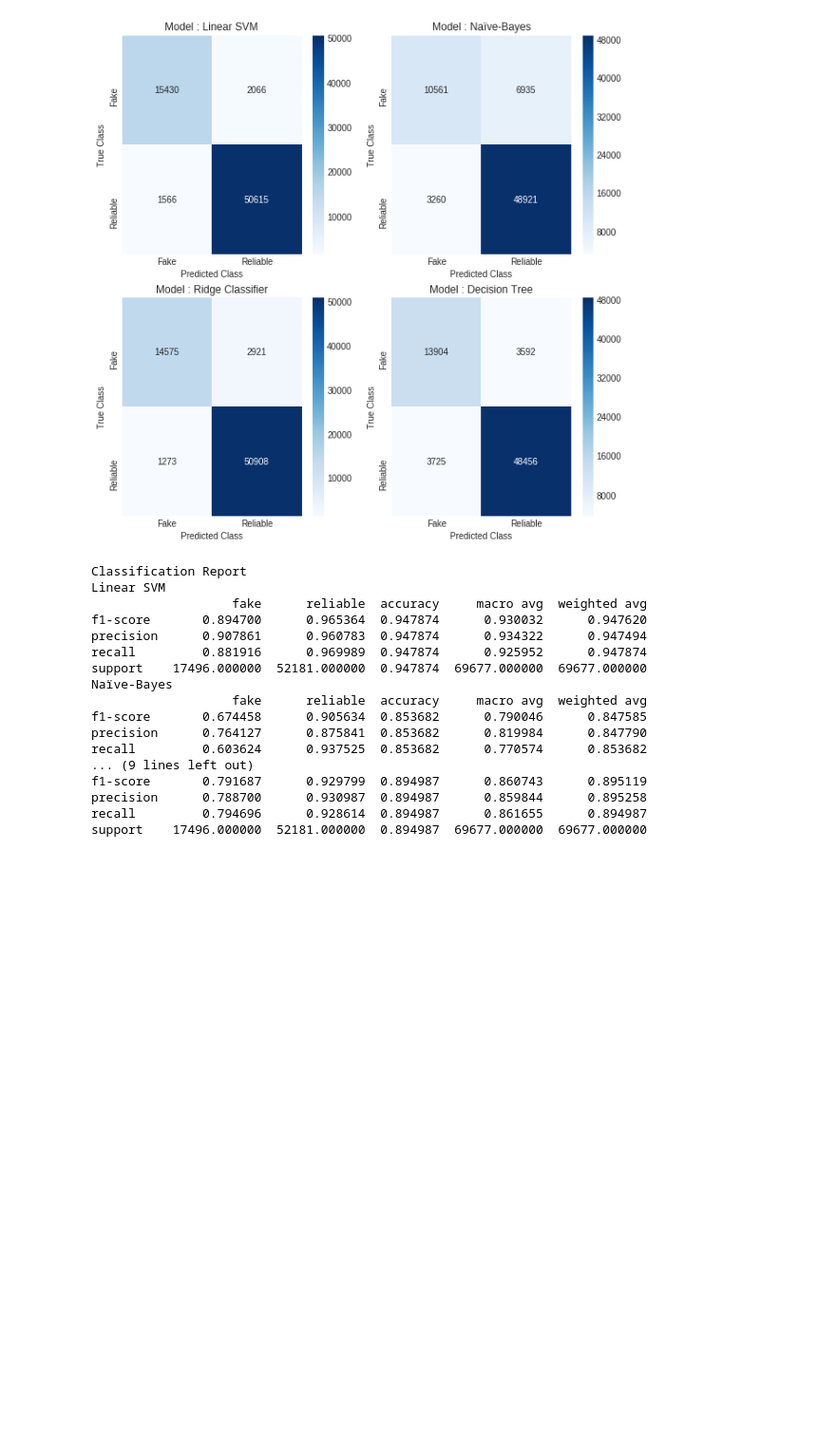
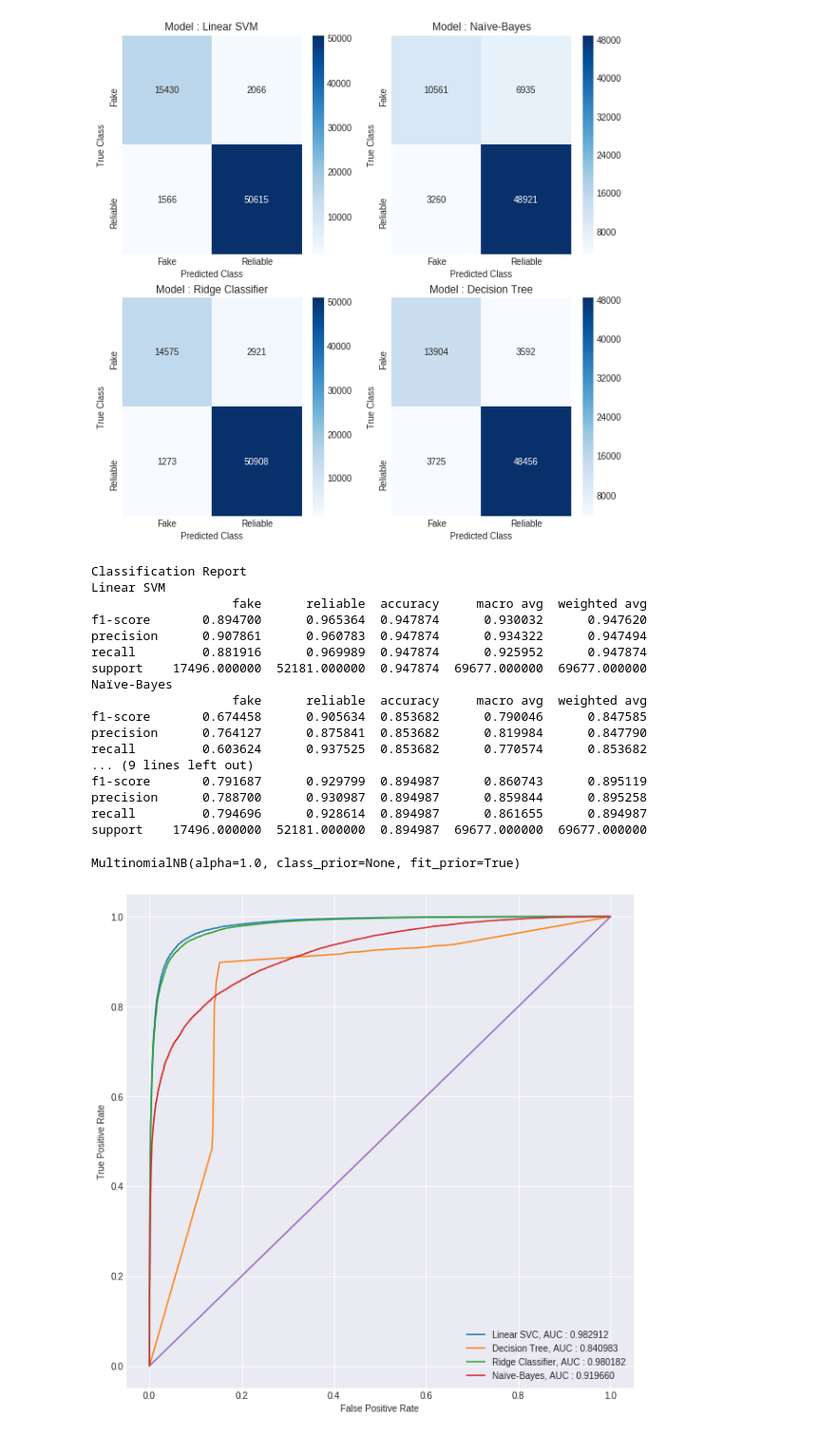
Before and after one commit to SimonKenoby/Master-Thesis-Fake-News-Dectection, a Jupyter notebook: Code/Analysis/models/all.ipynb, the cells around one changed output. Shown: that part at 95% size. Drawn from its saved outputs; the diff is of its cells as text; code cells hidden in the pictures; blank space fills up the shorter version.

```diff
--- a/Code/Analysis/models/all.ipynb
+++ b/Code/Analysis/models/all.ipynb
@@ -234,3 +236,57 @@ f1-score       0.791687      0.929799  0.894987      0.860743      0.895119
 precision      0.788700      0.930987  0.894987      0.859844      0.895258
 recall         0.794696      0.928614  0.894987      0.861655      0.894987
 support    17496.000000  52181.000000  0.894987  69677.000000  69677.000000
+# %%
+vectorizer = TfidfVectorizer(max_features = 100000)
+X_train = vectorizer.fit_transform([' '.join(news) for news in train])
+X_test = vectorizer.transform([' '.join(news) for news in test])
+sm = SMOTE(random_state=42)
+X_res, y_res = sm.fit_resample(X_train, y_train)
+
+svc = LinearSVC(C = 1)
+svc.fit(X_res, y_res)
+
+roc1 = roc_curve(y_test, svc.decision_function(X_test), pos_label='fake')
+auc1 = roc_auc_score(y_test, svc.decision_function(X_test))
+clr1 = pd.DataFrame(classification_report(y_test, svc.predict(X_test), output_dict = True))
+cm1 = confusion_matrix(y_test, svc.predict(X_test), labels = ['fake', 'reliable'])
+
+ridge = RidgeClassifier(alpha=1)
+ridge.fit(X_res, y_res)
+roc3 = roc_curve(y_test, ridge.decision_function(X_test), pos_label='fake')
+auc3 = roc_auc_score(y_test, ridge.decision_function(X_test))
+clr3 = pd.DataFrame(classification_report(y_test, ridge.predict(X_test), output_dict = True))
+cm3 = confusion_matrix(y_test, ridge.predict(X_test), labels = ['fake', 'reliable'])
+
+dt = DecisionTreeClassifier(max_depth=100)
+dt.fit(X_res, y_res)
+
+nb = MultinomialNB()
+nb.fit(X_res, y_res)
+# %% [output]
+MultinomialNB(alpha=1.0, class_prior=None, fit_prior=True)
+# %%
+y_score = dt.predict_proba(X_test)
+roc2 = roc_curve(y_test, y_score[:,1], pos_label='fake')
+auc2 = roc_auc_score(y_test, y_score[:,1])
+clr2 = pd.DataFrame(classification_report(y_test, nb.predict(X_test), output_dict = True))
+cm2 = confusion_matrix(y_test, nb.predict(X_test), labels = ['fake', 'reliable'])
+
+y_score = nb.predict_proba(X_test)
+roc4 = roc_curve(y_test, y_score[:,1], pos_label='fake')
+auc4 = roc_auc_score(y_test, y_score[:,1])
+clr4 = pd.DataFrame(classification_report(y_test, dt.predict(X_test), output_dict = True))
+cm4 = confusion_matrix(y_test, dt.predict(X_test), labels = ['fake', 'reliable'])
+# %%
+plt.figure(figsize = (10,10))
+plt.plot(roc1[1], roc1[0], label = 'Linear SVC, AUC : {:4f}'.format(auc1))
+plt.plot(roc2[1], roc2[0], label = 'Decision Tree, AUC : {:4f}'.format(auc2))
+plt.plot(roc3[1], roc3[0], label = 'Ridge Classifier, AUC : {:4f}'.format(auc3))
+plt.plot(roc4[1], roc4[0], label = 'Naïve-Bayes, AUC : {:4f}'.format(auc4))
+plt.xlabel('False Positive Rate')
+plt.ylabel('True Positive Rate')
+plt.legend()
+plt.plot([0, 1], [0, 1])
+plt.savefig('output/roc3.pdf')
+# %% [output]
+[figure, added]
```
Also changed, not shown: parts of 6 cells of this notebook, 8 other files.
